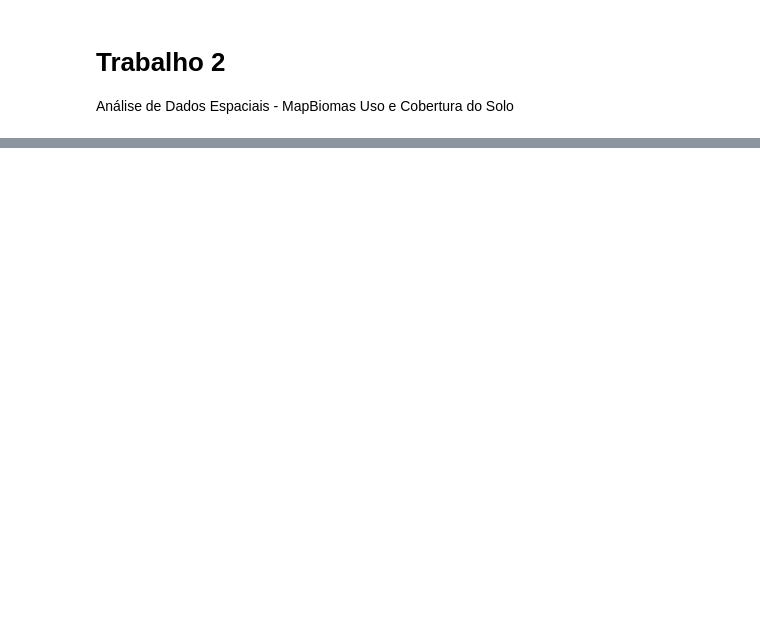
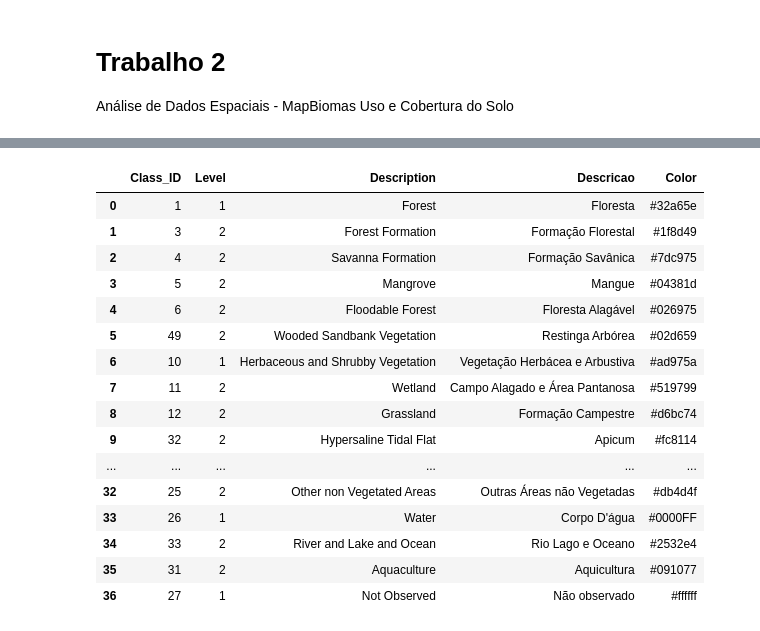
Before and after one commit to daphnecalazans/ENS410064-, a Jupyter notebook: 2024/notebook/Trabalho2.ipynb, the cells around one changed output, grey strips where cells are left out. Saved outputs shown, nothing was run; the diff lists cells and outputs as text; code cells hidden in the pictures; blank space fills up the shorter version.

```diff
--- a/2024/notebook/Trabalho2.ipynb
+++ b/2024/notebook/Trabalho2.ipynb
@@ -24,0 +99,10 @@ C:\Users\DaphneCalazans\OneDrive - altageotecnia.com\Área de Trabalho\Daphne\Pe
+# %%
+#Lendo a legenda de uso do solo do MapBiomas
+csv_path = r'../dados_solo/Codigos-da-legenda-colecao-9.csv'
+# Ler o arquivo CSV
+#Atenção, foi necessário corrigir o arquivo para entrada, removendo as virgulas nas linhas 31 e 35
+df = pd.read_csv(csv_path, sep=';')
+print(df.head())
+
+#Transformando a minha legenda em um dicionário
+legenda = dict(zip(df['Class_ID'], df['Description']))
@@ -24,0 +139,25 @@ C:\Users\DaphneCalazans\OneDrive - altageotecnia.com\Área de Trabalho\Daphne\Pe
+# %%
+#Definindo cores
+# Carregar o CSV
+color_mapping = pd.read_csv(csv_path, sep=';')
+# Garantir que as cores estão no formato correto
+color_mapping['Color'] = color_mapping['Color'].apply(lambda x: x.strip())  # Remover espaços em branco
+color_mapping
+# %% [output]
+|  | Class_ID | Level | Description | Descricao | Color |
+| 0 | 1 | 1 | Forest | Floresta | #32a65e |
+| 1 | 3 | 2 | Forest Formation | Formação Florestal | #1f8d49 |
+| 2 | 4 | 2 | Savanna Formation | Formação Savânica | #7dc975 |
+| 3 | 5 | 2 | Mangrove | Mangue | #04381d |
+| 4 | 6 | 2 | Floodable Forest | Floresta Alagável | #026975 |
+| 5 | 49 | 2 | Wooded Sandbank Vegetation | Restinga Arbórea | #02d659 |
+| 6 | 10 | 1 | Herbaceous and Shrubby Vegetation | Vegetação Herbácea e Arbustiva | #ad975a |
+| 7 | 11 | 2 | Wetland | Campo Alagado e Área Pantanosa | #519799 |
+| 8 | 12 | 2 | Grassland | Formação Campestre | #d6bc74 |
+| 9 | 32 | 2 | Hypersaline Tidal Flat | Apicum | #fc8114 |
+| ... | ... | ... | ... | ... | ... |
+| 32 | 25 | 2 | Other non Vegetated Areas | Outras Áreas não Vegetadas | #db4d4f |
+| 33 | 26 | 1 | Water | Corpo D'água | #0000FF |
+| 34 | 33 | 2 | River and Lake and Ocean | Rio Lago e Oceano | #2532e4 |
+| 35 | 31 | 2 | Aquaculture | Aquicultura | #091077 |
+| 36 | 27 | 1 | Not Observed | Não observado | #ffffff |
```
Also changed, not shown: parts of 14 cells of this notebook, 2 other files.
